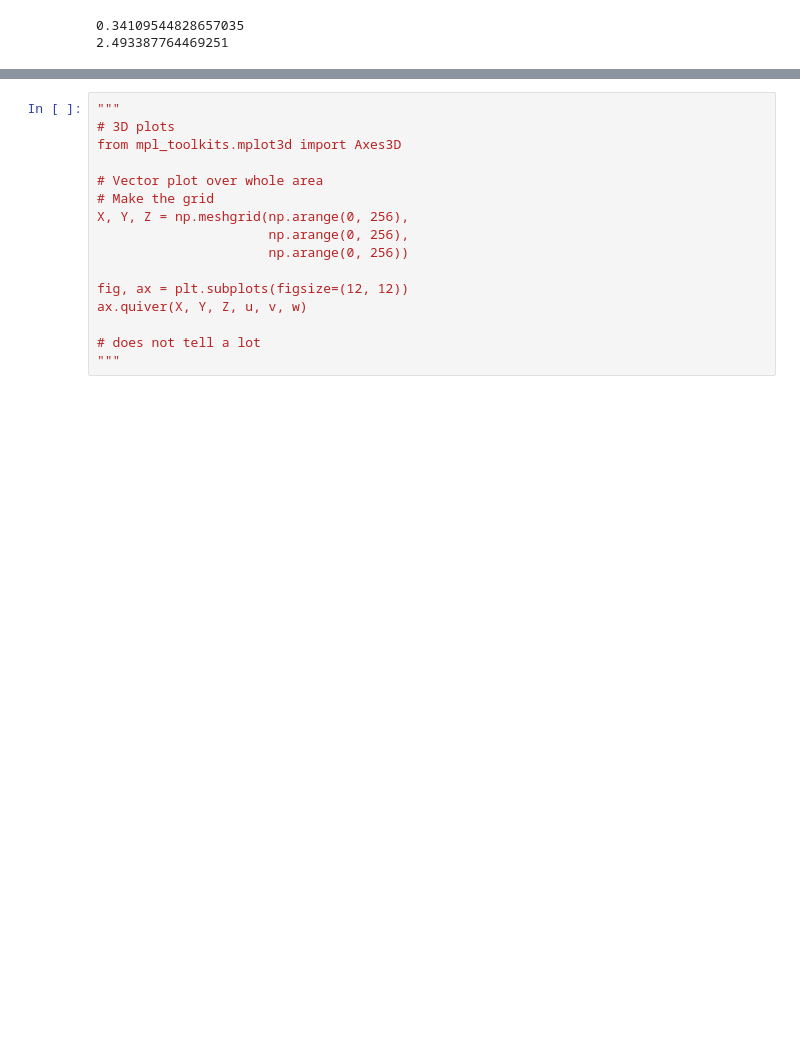
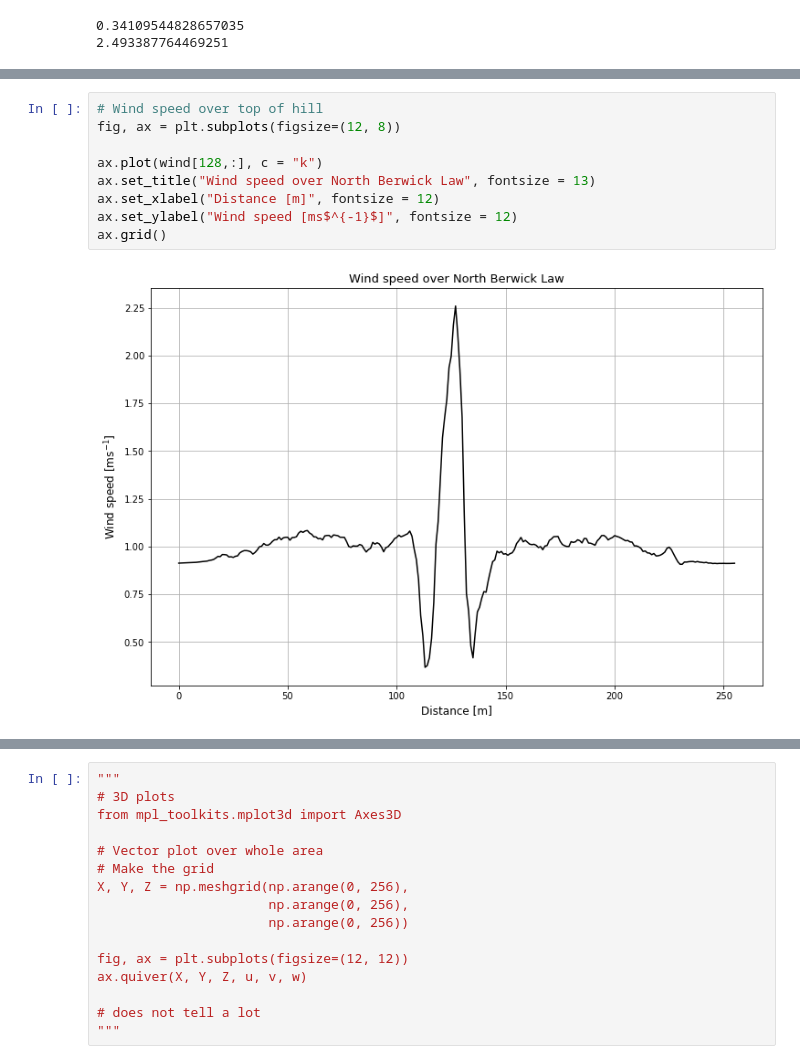
Before and after one commit to dhegedus99/MetGroupProject, a Jupyter notebook: WindNotebook.ipynb, the cells around one changed output, grey strips where cells are left out. Saved outputs shown, nothing was run; the diff lists cells and outputs as text; blank space fills up the shorter version.

```diff
--- a/WindNotebook.ipynb
+++ b/WindNotebook.ipynb
@@ -120,3 +139,14 @@ ax.streamplot(X[100:150], Y[100:150], u[100:150, 100:150], v[100:150, 100:150],
 plt.show()
 # %% [output]
 [figure]
+# %%
+# Wind speed over top of hill
+fig, ax = plt.subplots(figsize=(12, 8))
+
+ax.plot(wind[128,:], c = "k")
+ax.set_title("Wind speed over North Berwick Law", fontsize = 13)
+ax.set_xlabel("Distance [m]", fontsize = 12)
+ax.set_ylabel("Wind speed [ms$^{-1}$]", fontsize = 12)
+ax.grid()
+# %% [output]
+[figure, added]
```
Also changed, not shown: parts of 17 cells of this notebook.
